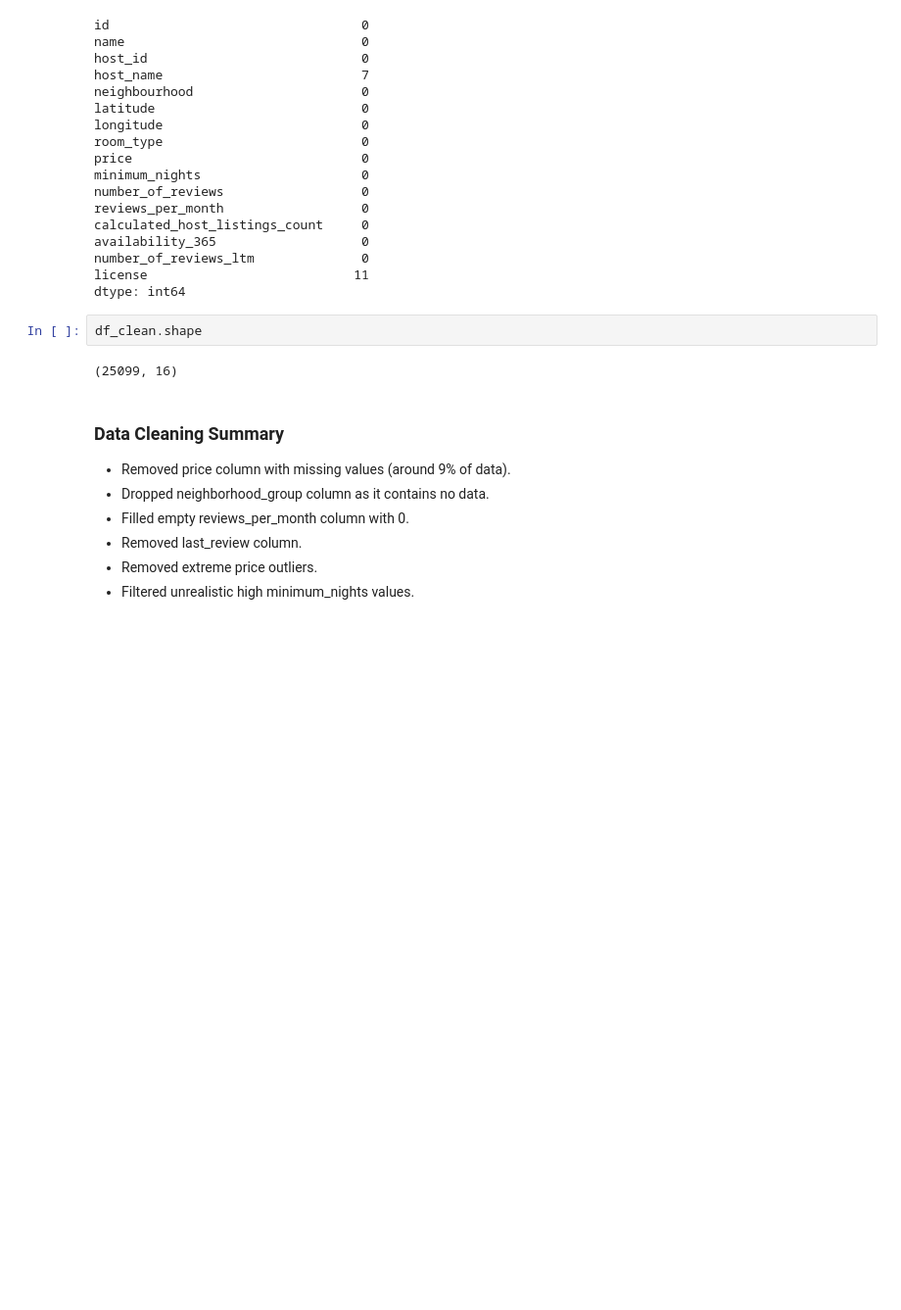
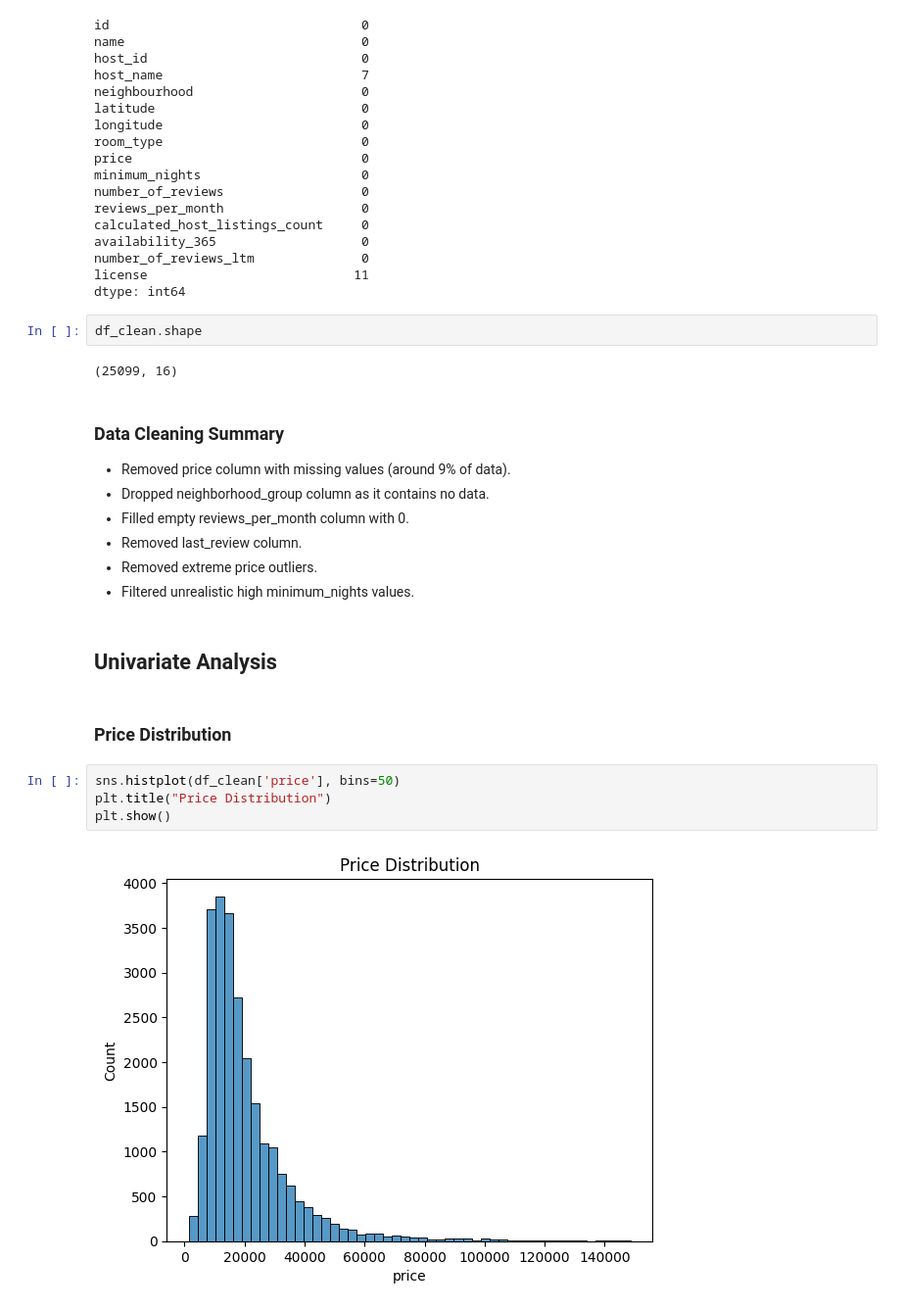
Before and after one commit to jasonandreasw/airbnb-eda, a Jupyter notebook: notebooks/airbnb_eda.ipynb, the cells around one changed output. Shown at 98% size. Drawn from its saved outputs; the diff is of its cells as text; blank space fills up the shorter version.

Commit message:
add univariate analysis

```diff
--- a/notebooks/airbnb_eda.ipynb
+++ b/notebooks/airbnb_eda.ipynb
@@ -317,3 +317,13 @@ df_clean.shape
 - Removed last_review column.
 - Removed extreme price outliers.
 - Filtered unrealistic high minimum_nights values.
+# %% [markdown]
+## Univariate Analysis
+# %% [markdown]
+### Price Distribution
+# %%
+sns.histplot(df_clean['price'], bins=50)
+plt.title("Price Distribution")
+plt.show()
+# %% [output]
+[figure, added]
```
Also changed, not shown: parts of 21 cells of this notebook.
